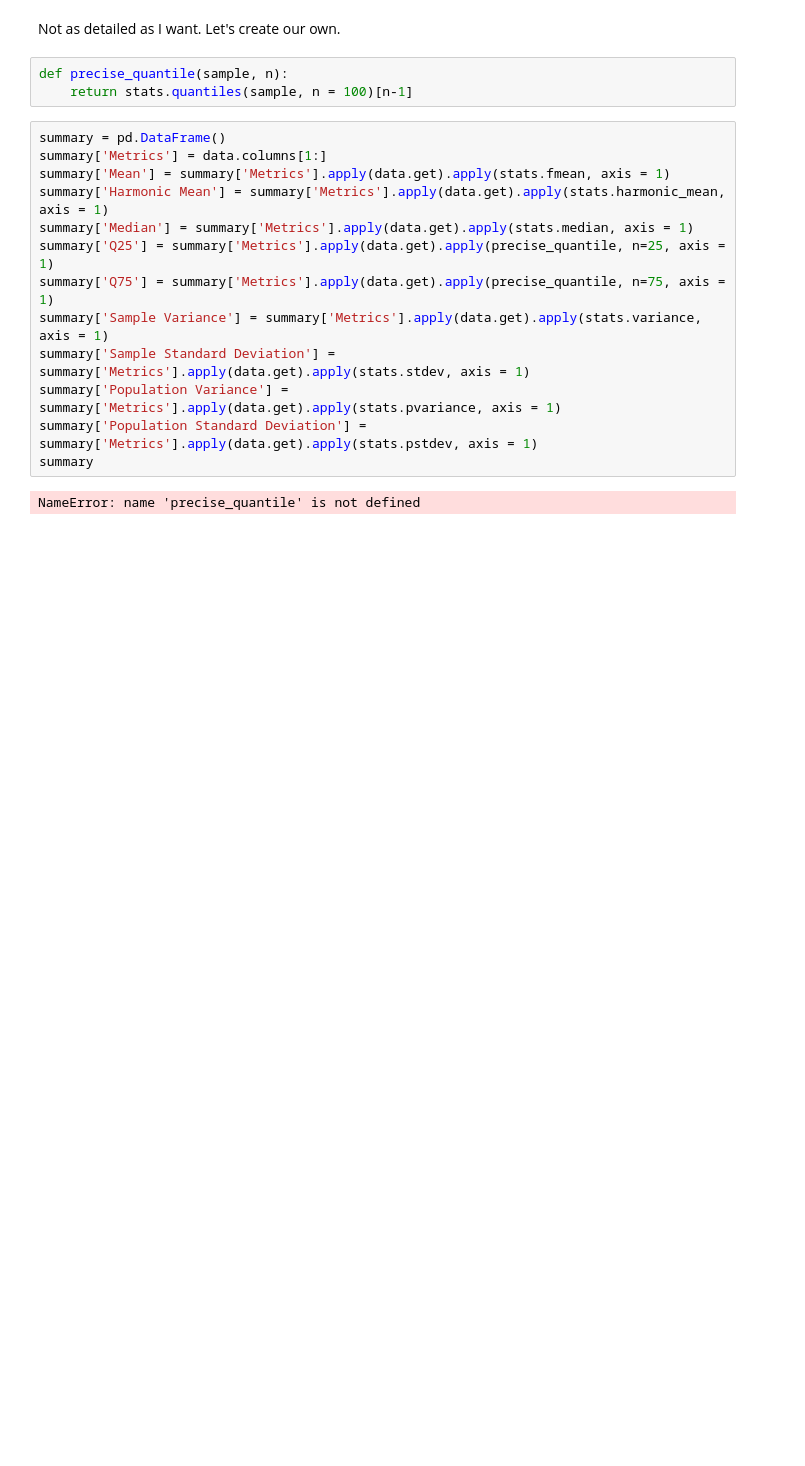
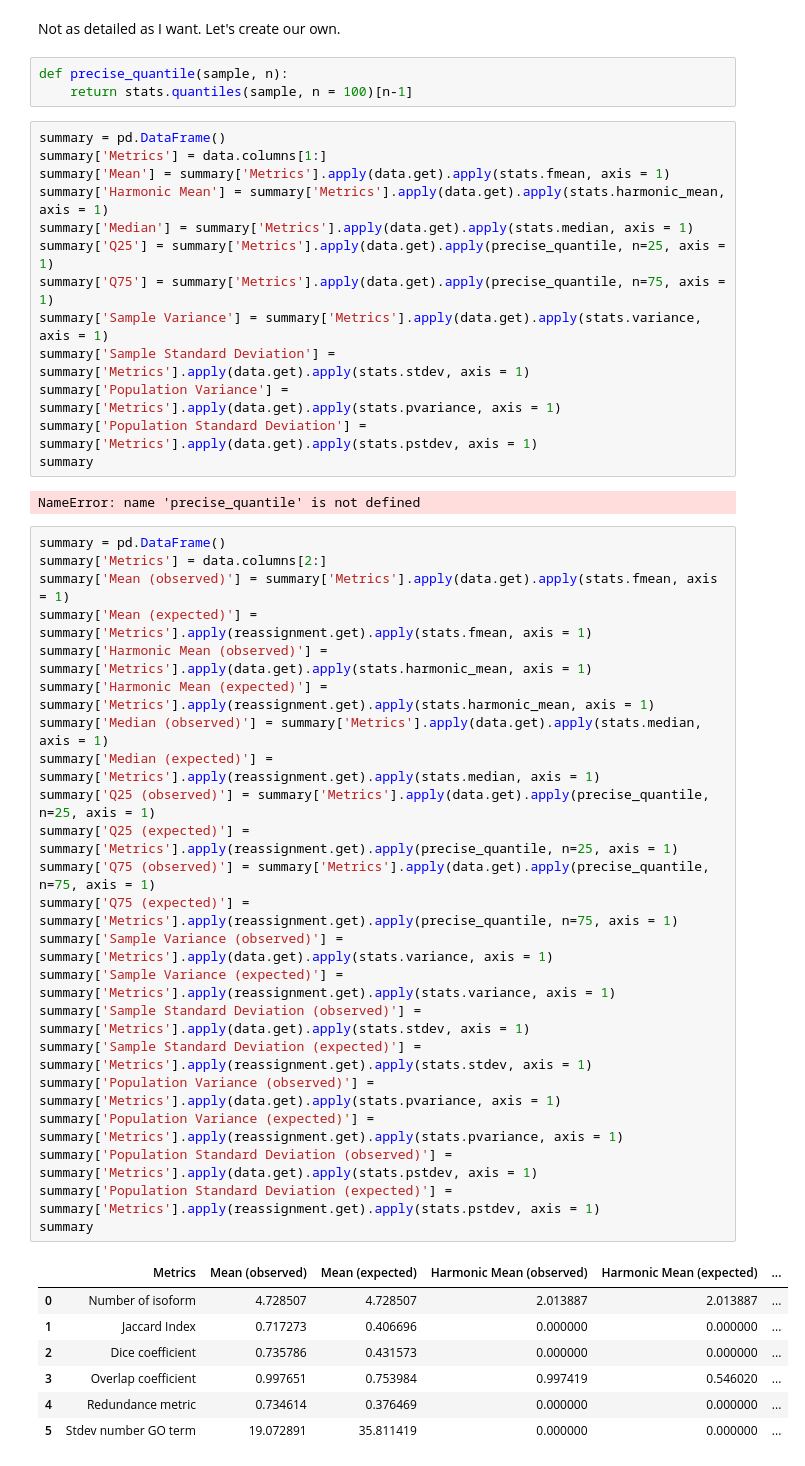
Before and after one commit to pierregerenton/multiisoformVSsingleisoform, a Jupyter notebook: src/analysis_notebook/intragene_isoform_diversity.ipynb, the cells around one changed output. Cells and saved outputs as stored; diff of their text form; blank space fills up the shorter version.

```diff
--- a/src/analysis_notebook/intragene_isoform_diversity.ipynb
+++ b/src/analysis_notebook/intragene_isoform_diversity.ipynb
@@ -191,3 +235,33 @@ summary['Population Standard Deviation'] = summary['Metrics'].apply(data.get).ap
 summary
 # %% [output]
 NameError: name 'precise_quantile' is not defined
+# %%
+summary = pd.DataFrame()
+summary['Metrics'] = data.columns[2:]
+summary['Mean (observed)'] = summary['Metrics'].apply(data.get).apply(stats.fmean, axis = 1)
+summary['Mean (expected)'] = summary['Metrics'].apply(reassignment.get).apply(stats.fmean, axis = 1)
+summary['Harmonic Mean (observed)'] = summary['Metrics'].apply(data.get).apply(stats.harmonic_mean, axis = 1)
+summary['Harmonic Mean (expected)'] = summary['Metrics'].apply(reassignment.get).apply(stats.harmonic_mean, axis = 1)
+summary['Median (observed)'] = summary['Metrics'].apply(data.get).apply(stats.median, axis = 1)
+summary['Median (expected)'] = summary['Metrics'].apply(reassignment.get).apply(stats.median, axis = 1)
+summary['Q25 (observed)'] = summary['Metrics'].apply(data.get).apply(precise_quantile, n=25, axis = 1)
+summary['Q25 (expected)'] = summary['Metrics'].apply(reassignment.get).apply(precise_quantile, n=25, axis = 1)
+summary['Q75 (observed)'] = summary['Metrics'].apply(data.get).apply(precise_quantile, n=75, axis = 1)
+summary['Q75 (expected)'] = summary['Metrics'].apply(reassignment.get).apply(precise_quantile, n=75, axis = 1)
+summary['Sample Variance (observed)'] = summary['Metrics'].apply(data.get).apply(stats.variance, axis = 1)
+summary['Sample Variance (expected)'] = summary['Metrics'].apply(reassignment.get).apply(stats.variance, axis = 1)
+summary['Sample Standard Deviation (observed)'] = summary['Metrics'].apply(data.get).apply(stats.stdev, axis = 1)
+summary['Sample Standard Deviation (expected)'] = summary['Metrics'].apply(reassignment.get).apply(stats.stdev, axis = 1)
+summary['Population Variance (observed)'] = summary['Metrics'].apply(data.get).apply(stats.pvariance, axis = 1)
+summary['Population Variance (expected)'] = summary['Metrics'].apply(reassignment.get).apply(stats.pvariance, axis = 1)
+summary['Population Standard Deviation (observed)'] = summary['Metrics'].apply(data.get).apply(stats.pstdev, axis = 1)
+summary['Population Standard Deviation (expected)'] = summary['Metrics'].apply(reassignment.get).apply(stats.pstdev, axis = 1)
+summary
+# %% [output]
+|  | Metrics | Mean (observed) | Mean (expected) | Harmonic Mean (observed) | Harmonic Mean (expected) | ... |
+| 0 | Number of isoform | 4.728507 | 4.728507 | 2.013887 | 2.013887 | ... |
+| 1 | Jaccard Index | 0.717273 | 0.406696 | 0.000000 | 0.000000 | ... |
+| 2 | Dice coefficient | 0.735786 | 0.431573 | 0.000000 | 0.000000 | ... |
+| 3 | Overlap coefficient | 0.997651 | 0.753984 | 0.997419 | 0.546020 | ... |
+| 4 | Redundance metric | 0.734614 | 0.376469 | 0.000000 | 0.000000 | ... |
+| 5 | Stdev number GO term | 19.072891 | 35.811419 | 0.000000 | 0.000000 | ... |
```
Also changed, not shown: parts of 5 cells of this notebook, 1 other file.
